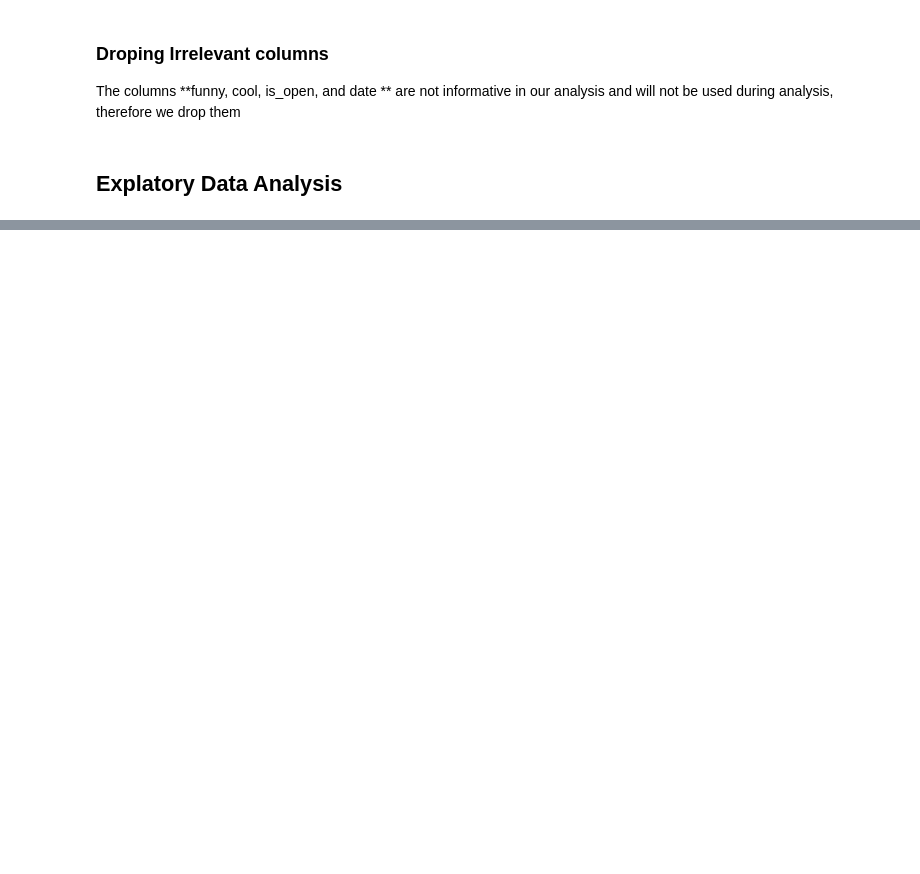
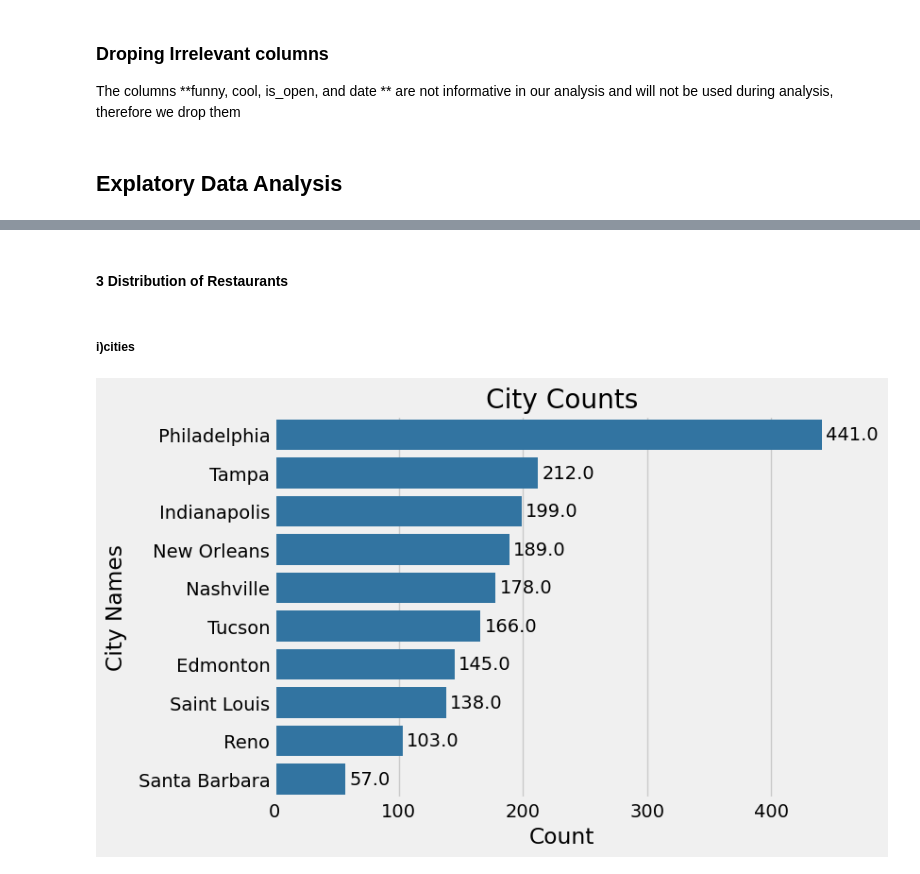
Before and after one commit to sha-ddie/Restaurant-Recommender-System, a Jupyter notebook: student.ipynb, the cells around one changed output, grey strips where cells are left out. Drawn from its saved outputs; the diff is of its cells as text; code cells hidden in the pictures; blank space fills up the shorter version.

```diff
--- a/student.ipynb
+++ b/student.ipynb
@@ -341,0 +403,20 @@ data.drop(columns=cols, axis=1, inplace=True)
+# %% [markdown]
+#### 3 Distribution of Restaurants
+# %% [markdown]
+##### i)cities
+# %%
+
+location= data.drop_duplicates('business_id')[['location']]
+city=location.location.apply(lambda x: x.split(',')[1].replace("City:",''))
+city=collections.Counter(city)
+city=city.most_common(10)
+y=[i[0] for i in city]
+x=[i[1] for i in city]
+fig, ax=plt.subplots(figsize=(7,5))
+sns.barplot( y=y, x=x, color='tab:blue')
+ax.set_ylabel("City Names")
+ax.set_xlabel("Count")
+ax.set_title("City Counts");
+ax.bar_label( ax.containers[0],padding=3, fmt='{:,}');
+# %% [output]
+[figure, added]
```
Also changed, not shown: parts of 15 cells of this notebook.
